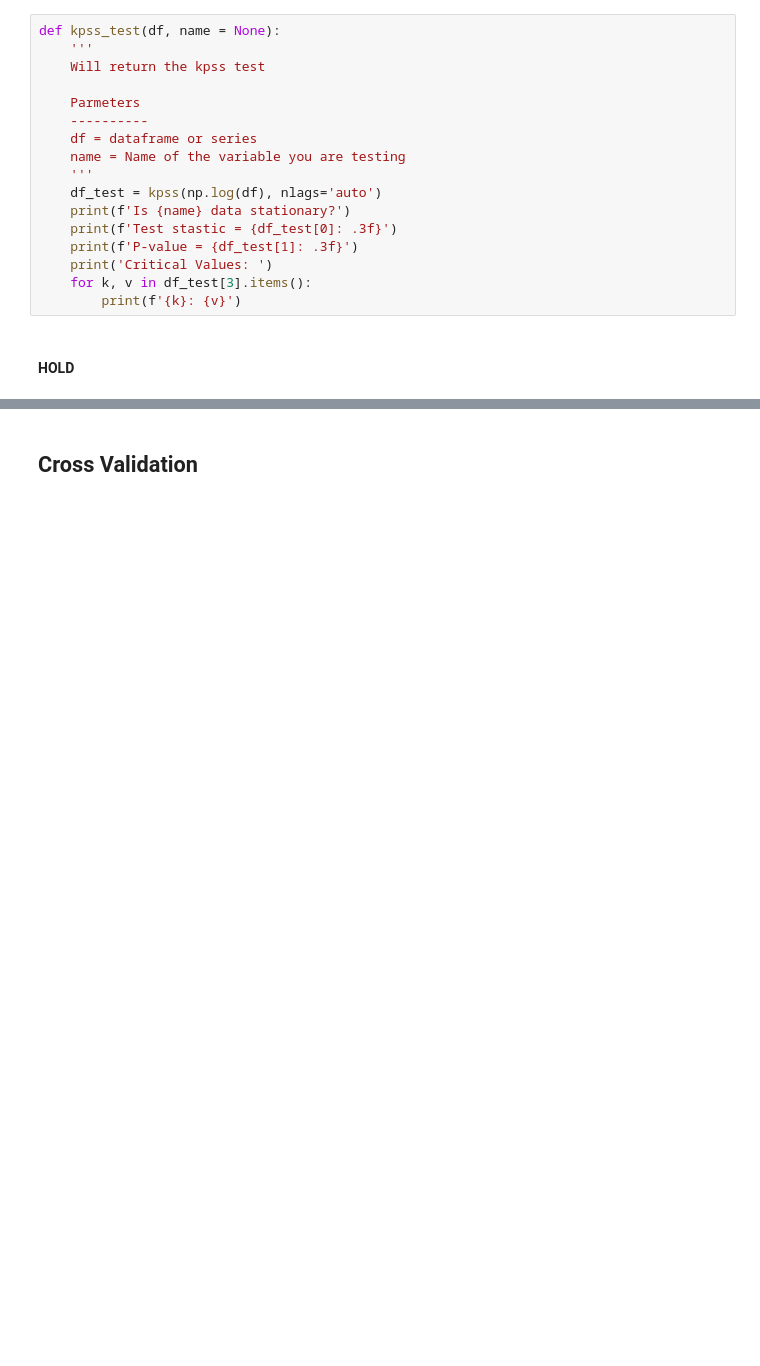
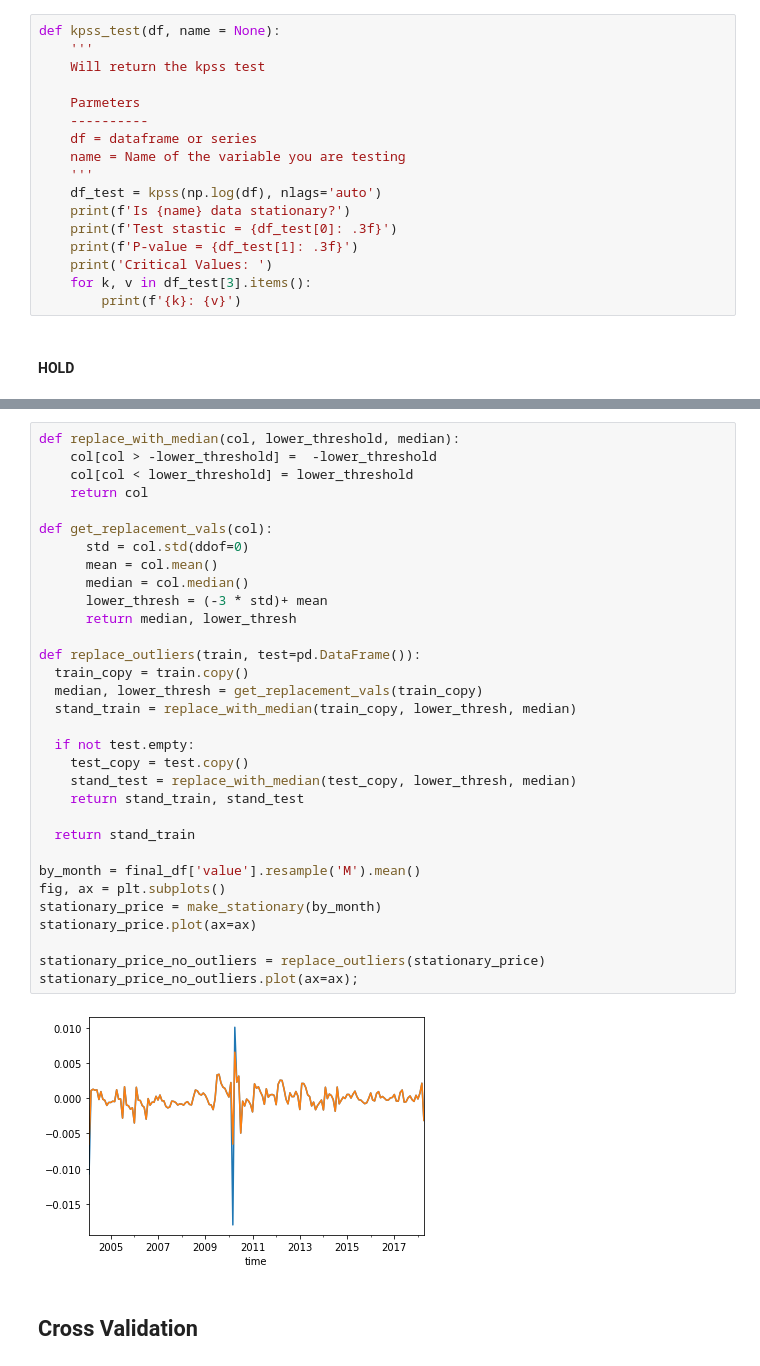
Before and after one commit to fivearm/Phase_4_Project, a Jupyter notebook: check.ipynb, the cells around one changed output, grey strips where cells are left out. Saved outputs shown, nothing was run; the diff lists cells and outputs as text; blank space fills up the shorter version.

```diff
--- a/check.ipynb
+++ b/check.ipynb
@@ -216,3 +184,37 @@ print(adfuller_test(diff, 'differenced transform'))
+# %%
+def replace_with_median(col, lower_threshold, median):
+    col[col > -lower_threshold] =  -lower_threshold
+    col[col < lower_threshold] = lower_threshold
+    return col
+
+def get_replacement_vals(col):
+      std = col.std(ddof=0)
+      mean = col.mean()
+      median = col.median()
+      lower_thresh = (-3 * std)+ mean
+      return median, lower_thresh
+
+def replace_outliers(train, test=pd.DataFrame()):
+  train_copy = train.copy()
+  median, lower_thresh = get_replacement_vals(train_copy)
+  stand_train = replace_with_median(train_copy, lower_thresh, median)
+
+  if not test.empty:
+    test_copy = test.copy()
+    stand_test = replace_with_median(test_copy, lower_thresh, median)
+    return stand_train, stand_test
+
+  return stand_train
+
+by_month = final_df['value'].resample('M').mean()
+fig, ax = plt.subplots()
+stationary_price = make_stationary(by_month)
+stationary_price.plot(ax=ax)
+
+stationary_price_no_outliers = replace_outliers(stationary_price)
+stationary_price_no_outliers.plot(ax=ax);
+# %% [output]
+[figure, added]
 # %% [markdown]
 ## Cross Validation
 # %%
```
Also changed, not shown: parts of 16 cells of this notebook.
